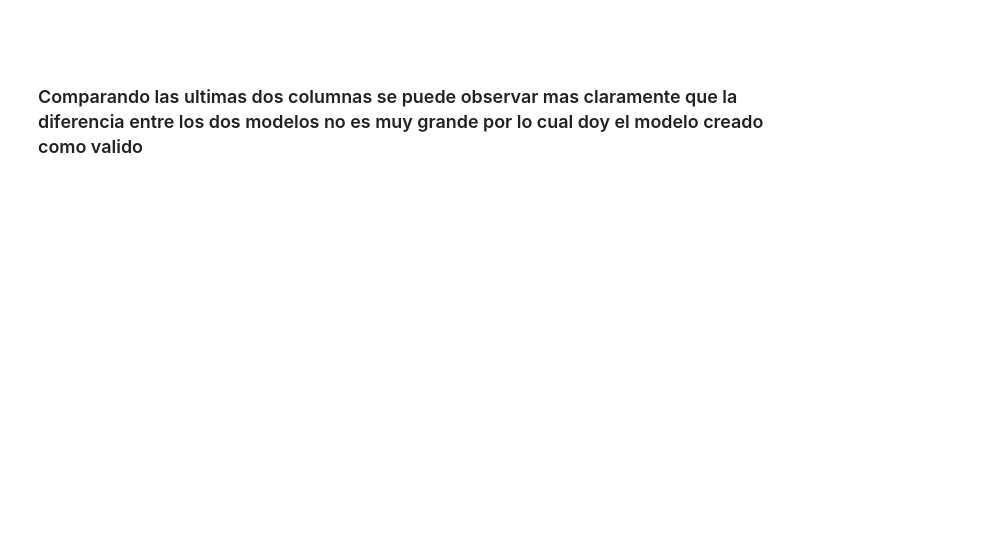
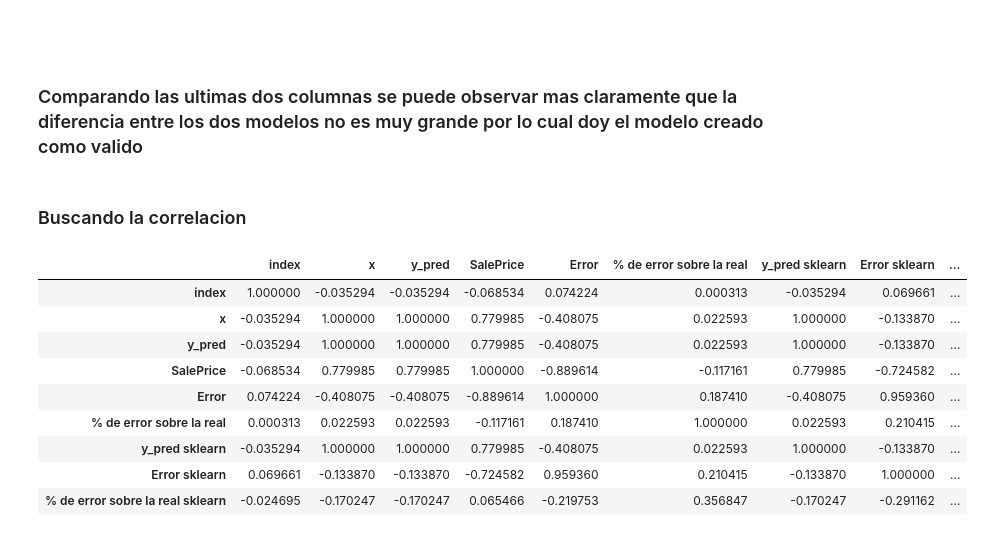
Before and after one commit to ronaldbailey/Proyecto-1---Regresi-n-con-Progra-, a Jupyter notebook: Proyecto #1 - (Regresión con Progra).ipynb, the cells around one changed output. Cells and saved outputs as stored; diff of their text form; code cells hidden in the pictures; blank space fills up the shorter version.

Commit message:
Conclusion por correlacion

```diff
--- a/Proyecto #1 - (Regresión con Progra).ipynb
+++ b/Proyecto #1 - (Regresión con Progra).ipynb
@@ -293,3 +299,18 @@ resumen1[[ 'x', 'SalePrice',
 ###
 # %% [markdown]
 ### Comparando las ultimas dos columnas se puede observar mas claramente que la diferencia entre los dos modelos no es muy grande por lo cual doy el modelo creado como valido
+# %% [markdown]
+### Buscando la correlacion
+# %%
+display(proyeccion1.corr().style.background_gradient(cmap='Reds'))
+# %% [output]
+|  | index | x | y_pred | SalePrice | Error | % de error sobre la real | y_pred sklearn | Error sklearn | ... |
+| index | 1.000000 | -0.035294 | -0.035294 | -0.068534 | 0.074224 | 0.000313 | -0.035294 | 0.069661 | ... |
+| x | -0.035294 | 1.000000 | 1.000000 | 0.779985 | -0.408075 | 0.022593 | 1.000000 | -0.133870 | ... |
+| y_pred | -0.035294 | 1.000000 | 1.000000 | 0.779985 | -0.408075 | 0.022593 | 1.000000 | -0.133870 | ... |
+| SalePrice | -0.068534 | 0.779985 | 0.779985 | 1.000000 | -0.889614 | -0.117161 | 0.779985 | -0.724582 | ... |
+| Error | 0.074224 | -0.408075 | -0.408075 | -0.889614 | 1.000000 | 0.187410 | -0.408075 | 0.959360 | ... |
+| % de error sobre la real | 0.000313 | 0.022593 | 0.022593 | -0.117161 | 0.187410 | 1.000000 | 0.022593 | 0.210415 | ... |
+| y_pred sklearn | -0.035294 | 1.000000 | 1.000000 | 0.779985 | -0.408075 | 0.022593 | 1.000000 | -0.133870 | ... |
+| Error sklearn | 0.069661 | -0.133870 | -0.133870 | -0.724582 | 0.959360 | 0.210415 | -0.133870 | 1.000000 | ... |
+| % de error sobre la real sklearn | -0.024695 | -0.170247 | -0.170247 | 0.065466 | -0.219753 | 0.356847 | -0.170247 | -0.291162 | ... |
```
Also changed, not shown: parts of 8 cells of this notebook, 2 other files.
